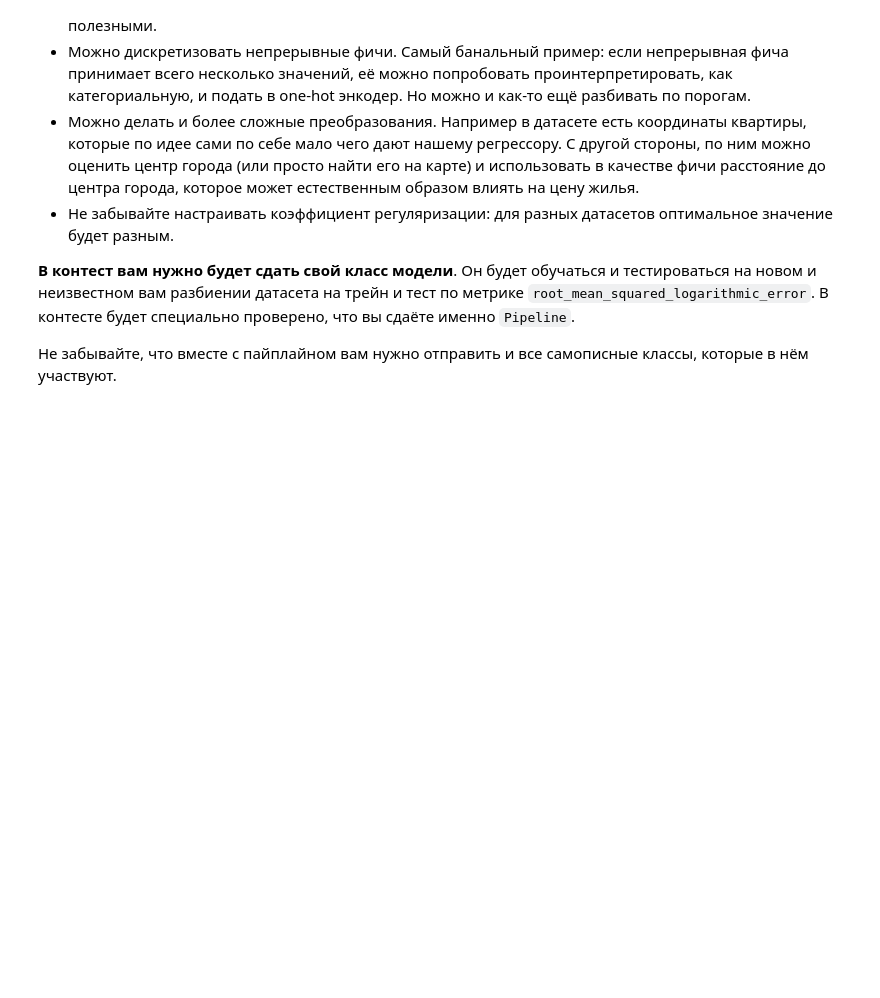
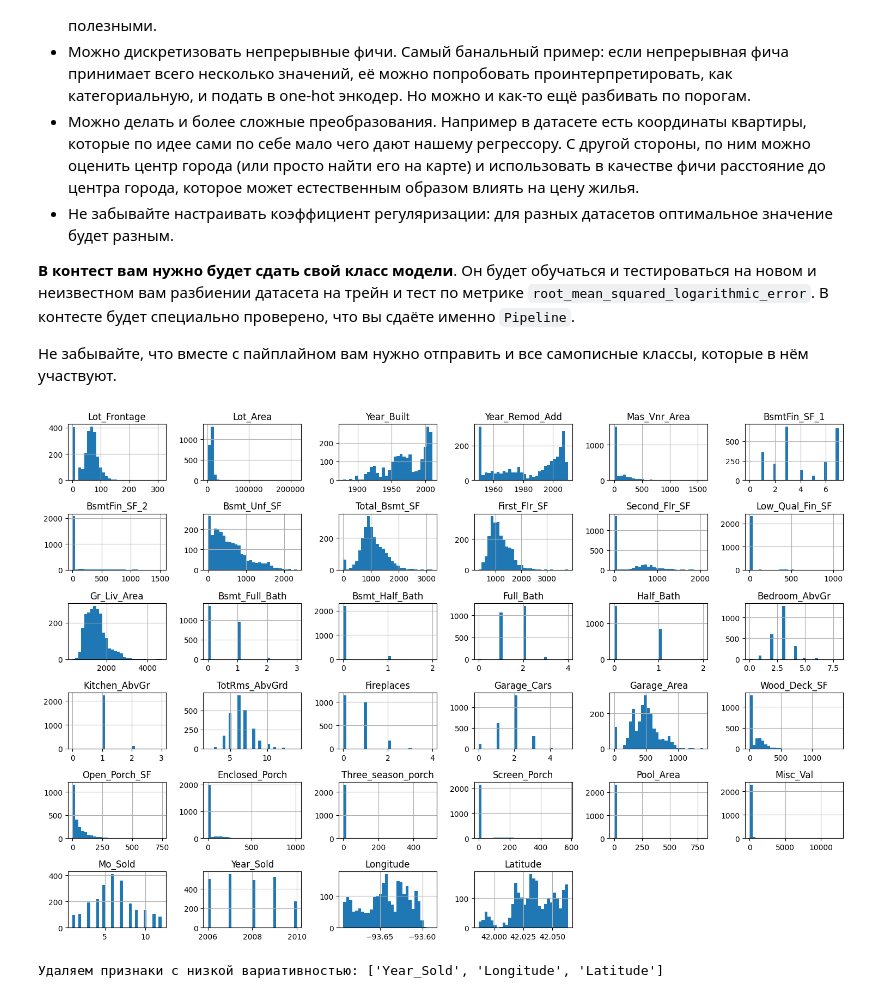
Before and after one commit to touge13/yandexHandbookML, a Jupyter notebook: 2-linearModels/linearModels.ipynb, the cells around one changed output. Cells and saved outputs as stored; diff of their text form; code cells hidden in the pictures; blank space fills up the shorter version.

```diff
--- a/2-linearModels/linearModels.ipynb
+++ b/2-linearModels/linearModels.ipynb
@@ -977,3 +977,27 @@ RMSLE (Pipeline): 0.16879940919250203
 В контесте будет специально проверено, что вы сдаёте именно `Pipeline`.
 
 Не забывайте, что вместе с пайплайном вам нужно отправить и все самописные классы, которые в нём участвуют.
+# %%
+# Построение гистограмм и удаление неинформативных признаков
+
+import matplotlib.pyplot as plt
+
+# Функция для построения гистограмм для числовых признаков
+def plot_histograms(data: pd.DataFrame):
+    numeric_data = data.select_dtypes(include=[np.number])
+    numeric_data.hist(bins=30, figsize=(15, 10))
+    plt.tight_layout()
+    plt.show()
+
+# Удаление признаков с низкой вариативностью для числовых признаков
+def remove_low_variance_features(data: pd.DataFrame, threshold: float = 0.01) -> pd.DataFrame:
+    numeric_data = data.select_dtypes(include=[np.number])
+    low_variance_cols = [col for col in numeric_data.columns if numeric_data[col].std() / (numeric_data[col].mean() if numeric_data[col].mean() != 0 else 1) < threshold]
+    print(f"Удаляем признаки с низкой вариативностью: {low_variance_cols}")
+    return data.drop(columns=low_variance_cols)
+
+plot_histograms(data_train)
+clear_data_train = remove_low_variance_features(data_train)
+# %% [output]
+[figure, added]
+Удаляем признаки с низкой вариативностью: ['Year_Sold', 'Longitude', 'Latitude']
```
Also changed, not shown: parts of 10 cells of this notebook.
